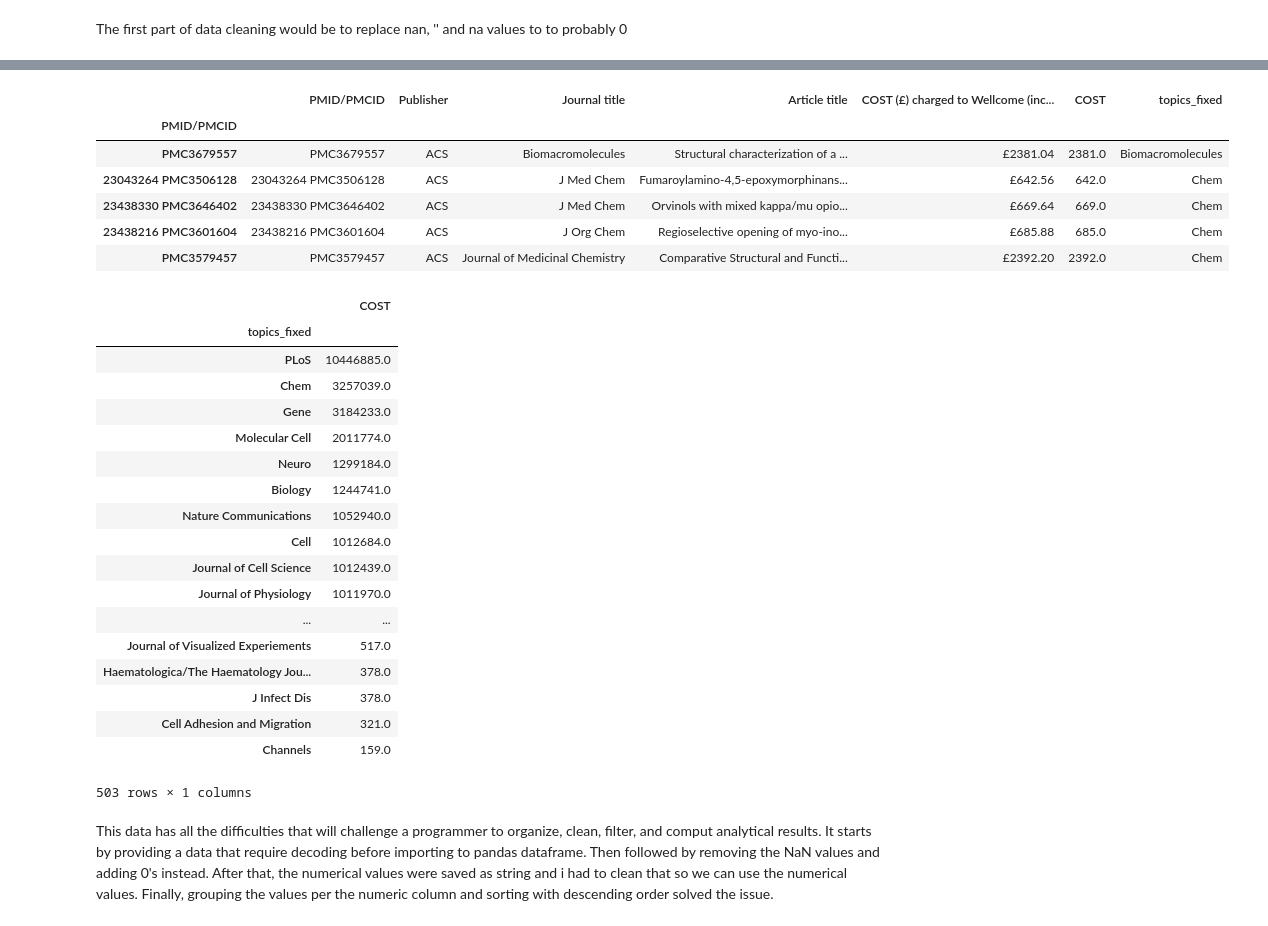
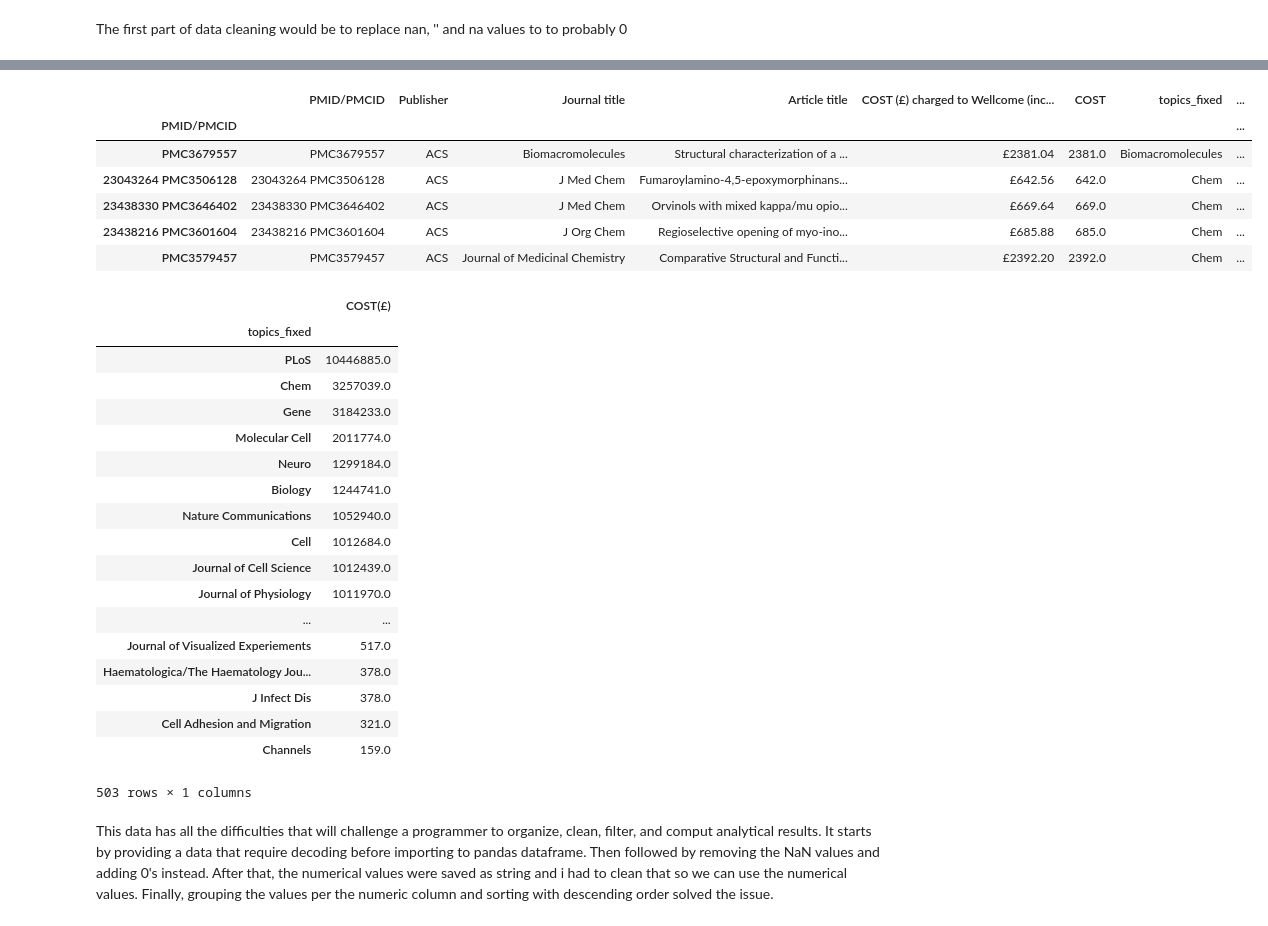
Before and after one commit to Afewerk/Capstones, a Jupyter notebook: Module12_6.ipynb, the cells around one changed output, grey strips where cells are left out. Cells and saved outputs as stored; diff of their text form; code cells hidden in the pictures.

```diff
--- a/Module12_6.ipynb
+++ b/Module12_6.ipynb
@@ -30,10 +30,10 @@ The first part of data cleaning would be to replace nan, '' and na values to to
 df.index = df['PMID/PMCID'];
 # %%
 df.fillna(0);
-df['COST'] = df['COST (£) charged to Wellcome (inc VAT when charged)']
+df['COST(£)'] = df['COST (£) charged to Wellcome (inc VAT when charged)']
 # %%
 #Since we can't sum the Euro values as is, we have to strip the "£" and save the remaining in place
-df['COST'] = df['COST'].str.strip('£')
+df['COST(£)'] = df['COST(£)'].str.strip('£')
 # %%
 #Let's filter the major areas of desciplene by common type and use it to filter throughout
 topics = ['Biology', 'Chem','Vir','AIDS','Neuro','Psych','Biochem','Vet','Act','Gene','Nutrition',
@@ -64,22 +64,22 @@ df.sort_values('topics_fixed').head()
 # %%
 
-df['COST'] = (df['COST'].str.split('.').str[0])
-df['COST'] = (df['COST'].str.split('$').str[0]).astype(float)
+df['COST(£)'] = (df['COST(£)'].str.split('.').str[0])
+df['COST(£)'] = (df['COST(£)'].str.split('$').str[0]).astype(float)
 df.head()
 # %% [output]
-|  | PMID/PMCID | Publisher | Journal title | Article title | COST (£) charged to Wellcome (inc... | COST | topics_fixed |
-| PMID/PMCID |  |  |  |  |  |  |  |
-| PMC3679557 | PMC3679557 | ACS | Biomacromolecules | Structural characterization of a ... | £2381.04 | 2381.0 | Biomacromolecules |
-| 23043264 PMC3506128 | 23043264 PMC3506128 | ACS | J Med Chem | Fumaroylamino-4,5-epoxymorphinans... | £642.56 | 642.0 | Chem |
-| 23438330 PMC3646402 | 23438330 PMC3646402 | ACS | J Med Chem | Orvinols with mixed kappa/mu opio... | £669.64 | 669.0 | Chem |
-| 23438216 PMC3601604 | 23438216 PMC3601604 | ACS | J Org Chem | Regioselective opening of myo-ino... | £685.88 | 685.0 | Chem |
-| PMC3579457 | PMC3579457 | ACS | Journal of Medicinal Chemistry | Comparative Structural and Functi... | £2392.20 | 2392.0 | Chem |
+|  | PMID/PMCID | Publisher | Journal title | Article title | COST (£) charged to Wellcome (inc... | COST | topics_fixed | ... |
+| PMID/PMCID |  |  |  |  |  |  |  | ... |
+| PMC3679557 | PMC3679557 | ACS | Biomacromolecules | Structural characterization of a ... | £2381.04 | 2381.0 | Biomacromolecules | ... |
+| 23043264 PMC3506128 | 23043264 PMC3506128 | ACS | J Med Chem | Fumaroylamino-4,5-epoxymorphinans... | £642.56 | 642.0 | Chem | ... |
+| 23438330 PMC3646402 | 23438330 PMC3646402 | ACS | J Med Chem | Orvinols with mixed kappa/mu opio... | £669.64 | 669.0 | Chem | ... |
+| 23438216 PMC3601604 | 23438216 PMC3601604 | ACS | J Org Chem | Regioselective opening of myo-ino... | £685.88 | 685.0 | Chem | ... |
+| PMC3579457 | PMC3579457 | ACS | Journal of Medicinal Chemistry | Comparative Structural and Functi... | £2392.20 | 2392.0 | Chem | ... |
 # %%
 #Lastly, since we have the data filtered by common catagory, its time we sum the values per cost and sort the values
 #from highest to lowest
-df.groupby('topics_fixed')['COST','topics_fixed'].sum().sort_values(by='COST',ascending=False)
+df.groupby('topics_fixed')['COST(£)','topics_fixed'].sum().sort_values(by='COST(£)',ascending=False)
 # %% [output]
-|  | COST |
+|  | COST(£) |
 | topics_fixed |  |
 | PLoS | 10446885.0 |
 | Chem | 3257039.0 |
```
Also changed, not shown: parts of 2 cells of this notebook.
